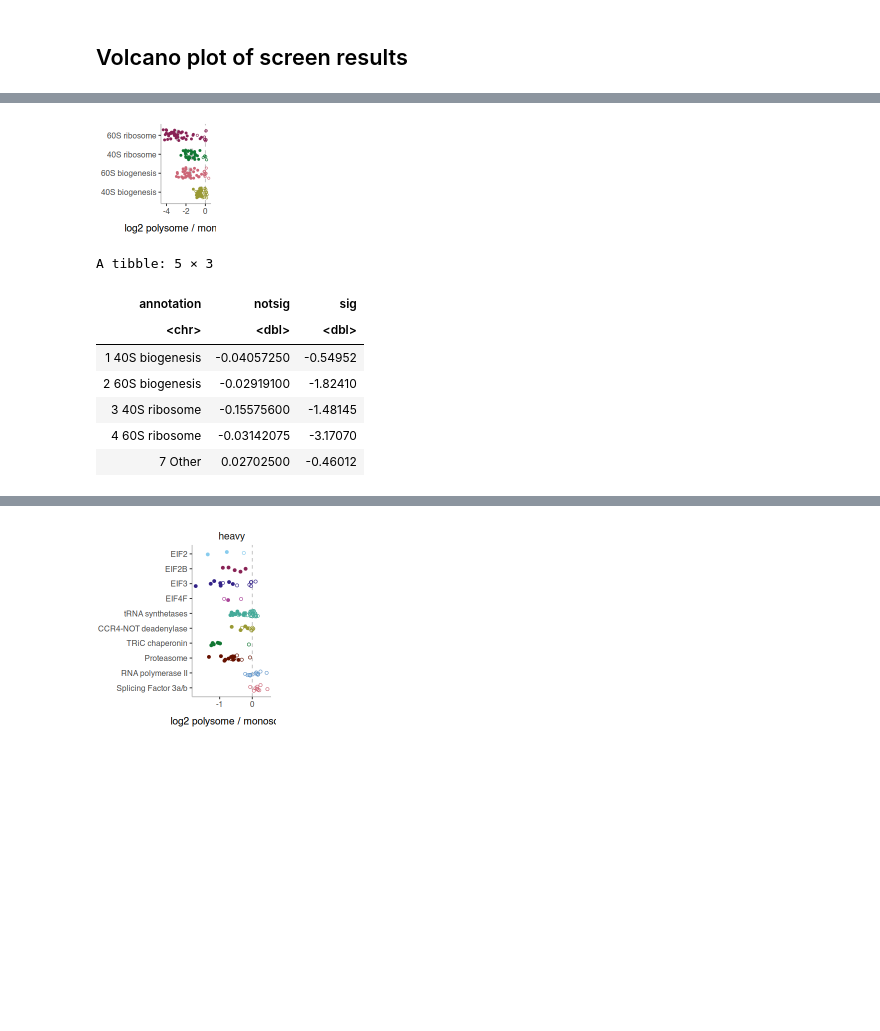
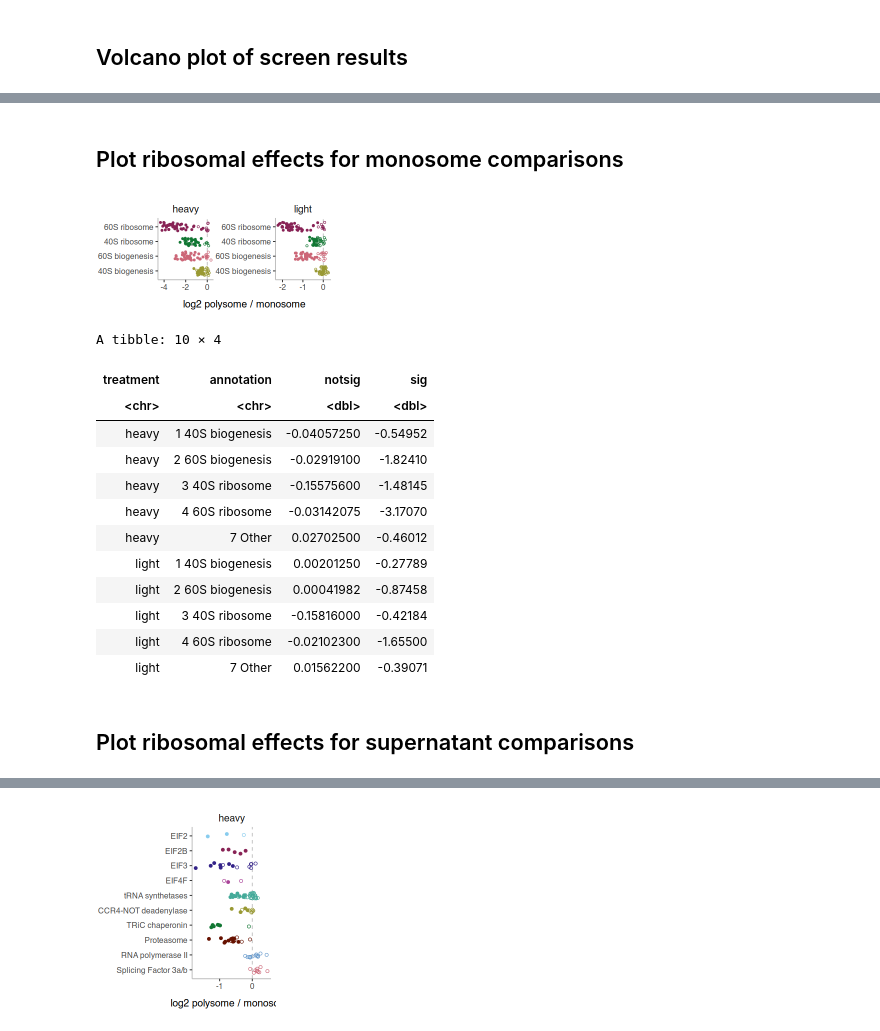
Before and after one commit to rasilab/nugent_2024, a Jupyter notebook: analysis/barcodeseq/rbp_barcode_screens/scripts/plot_polysome_relic_data.ipynb, the cells around one changed output, grey strips where cells are left out. Saved outputs shown, nothing was run; the diff lists cells and outputs as text; code cells hidden in the pictures; blank space fills up the shorter version.

```diff
--- a/analysis/barcodeseq/rbp_barcode_screens/scripts/plot_polysome_relic_data.ipynb
+++ b/analysis/barcodeseq/rbp_barcode_screens/scripts/plot_polysome_relic_data.ipynb
@@ -67,8 +67,8 @@ mageck_gene <- list.files("../data/mageck/", full.names = T, recursive = T, patt
   mutate(sample_name = str_extract(file, "(?<=mageck//).+(?=/mageck.)")) %>%
   separate(sample_name, c("treatment", "control"), sep = "_vs_", remove = F) %>%
   mutate(rep = str_extract(sample_name, "rep1|rep2")) %>%
-  mutate(treatment = str_extract(treatment, "heavy|light|mono")) %>%
-  mutate(control = str_extract(control, "mono|total")) %>%
+  mutate(treatment = str_extract(treatment, "heavy|light|mono|supernatant")) %>%
+  mutate(control = str_extract(control, "mono|supernatant")) %>%
   filter(!is.na(treatment), !is.na(control), !is.na(rep)) %>%
   mutate(data = map(file, . %>% read_tsv(show_col_types = F))) %>%
   select(-file) %>%
@@ -263,54 +339,64 @@ A grouped_df: 3 × 3
+# %% [markdown]
+## Plot ribosomal effects for monosome comparisons
 # %%
-options(repr.plot.width = 2, repr.plot.height = 2)
+options(repr.plot.width = 4, repr.plot.height = 2)
 
 plot_data <- mageck_gene %>%
-  filter(control == "mono", rep == "rep1", treatment == "heavy") %>%
+  filter(control == "mono", rep == "rep1") %>%
   mutate(annotation = case_when(
     str_detect(gene, "^RPL") ~ "4 60S ribosome",
     str_detect(gene, "^RPS|RACK1") ~ "3 40S ribosome",
     gene %in% (ribi %>% filter(annotation == "60S biogenesis") %>% pull(gene)) ~ "2 60S biogenesis",
     gene %in% (ribi %>% filter(annotation == "40S biogenesis") %>% pull(gene)) ~ "1 40S biogenesis",
     TRUE ~ NA_character_
   )) %>%
   mutate(annotation = if_else(is.na(annotation), "7 Other", as.character(annotation))) %>%
   mutate(sig = if_else(fdr < fdr_cutoff, "sig", "notsig"))
 
 
 mylabel <- function (x) {
   str_replace(x, ". ", "")
 }
 
 plot_data %>%
   filter(!str_detect(annotation, "Other")) %>%
   ggplot(aes(x = annotation, y = lfc, fill = annotation, color = annotation)) +
+  facet_wrap(~treatment, ncol = 2, scales = "free") +
   geom_hline(aes(yintercept = 0), linetype = 2, linewidth = 0.5, color = "grey") +
   stat_summary(fun = median, width = 0.5, linewidth = 1, color = "grey", geom = "tile", fill = "grey") +
   geom_point(aes(shape = sig), size = 1, position = position_jitter(height = 0, width = 0.3, seed = 11)) +
   scale_x_discrete(labels = mylabel) +
   scale_color_manual(values = cbPalette_12[c(6,2,5,10,12)]) +
   scale_fill_manual(values = cbPalette_12[c(6,2,5,10,12)]) +
   scale_size_manual(values = c(1, 2)) +
   scale_alpha_manual(values = c(0.3, 1)) +
   scale_y_continuous(breaks = scales::pretty_breaks(n = 3)) +
   scale_shape_manual(values = c("circle open", "circle")) +
   theme(axis.title.y = element_blank(), legend.position = "none") +
   labs(y = "log2 polysome / monosome") +
   coord_flip()
 
-ggsave("../figures/polysome_ribosome_groups.pdf", width = 2, height = 2, units = "in")
+ggsave("../figures/polysome_ribosome_groups.pdf", width = 4, height = 2, units = "in")
 # %% [output]
-[figure, old version]
+[figure, new version]
 # %%
 plot_data  %>%
-  group_by(sig, annotation) %>%
+  group_by(treatment, sig, annotation) %>%
   summarize(lfc = median(lfc), .groups = "drop") %>%
   pivot_wider(names_from = sig, values_from = lfc)
 # %% [output]
-A tibble: 5 × 3
+A tibble: 10 × 4
-| annotation | notsig | sig |
-| <chr> | <dbl> | <dbl> |
-| 1 40S biogenesis | -0.04057250 | -0.54952 |
-| 2 60S biogenesis | -0.02919100 | -1.82410 |
-| 3 40S ribosome | -0.15575600 | -1.48145 |
-| 4 60S ribosome | -0.03142075 | -3.17070 |
-| 7 Other | 0.02702500 | -0.46012 |
+| treatment | annotation | notsig | sig |
+| <chr> | <chr> | <dbl> | <dbl> |
+| heavy | 1 40S biogenesis | -0.04057250 | -0.54952 |
+| heavy | 2 60S biogenesis | -0.02919100 | -1.82410 |
+| heavy | 3 40S ribosome | -0.15575600 | -1.48145 |
+| heavy | 4 60S ribosome | -0.03142075 | -3.17070 |
+| heavy | 7 Other | 0.02702500 | -0.46012 |
+| light | 1 40S biogenesis | 0.00201250 | -0.27789 |
+| light | 2 60S biogenesis | 0.00041982 | -0.87458 |
+| light | 3 40S ribosome | -0.15816000 | -0.42184 |
+| light | 4 60S ribosome | -0.02102300 | -1.65500 |
+| light | 7 Other | 0.01562200 | -0.39071 |
+# %% [markdown]
+## Plot ribosomal effects for supernatant comparisons
```
Also changed, not shown: parts of 12 cells of this notebook, 7 other files.
